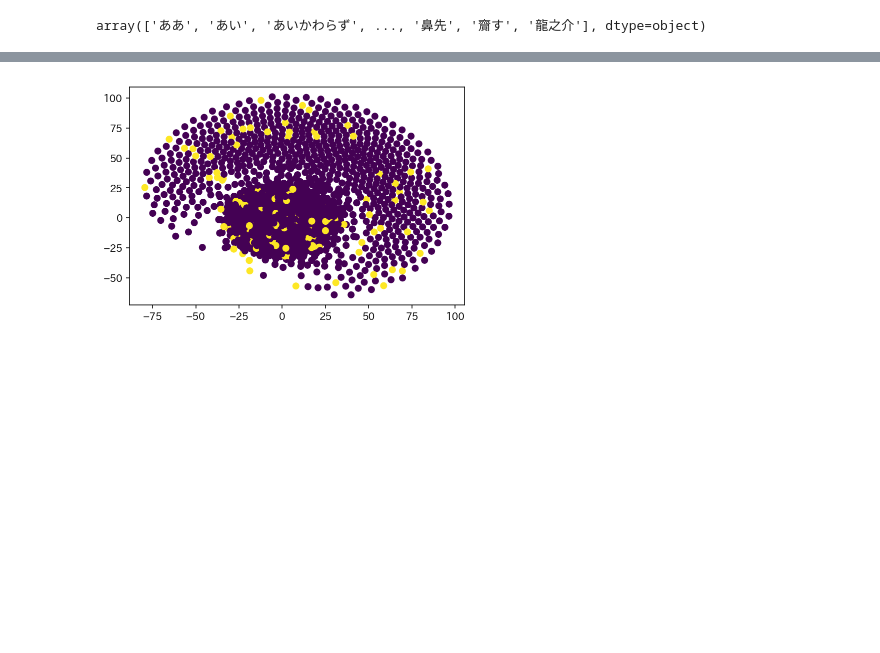
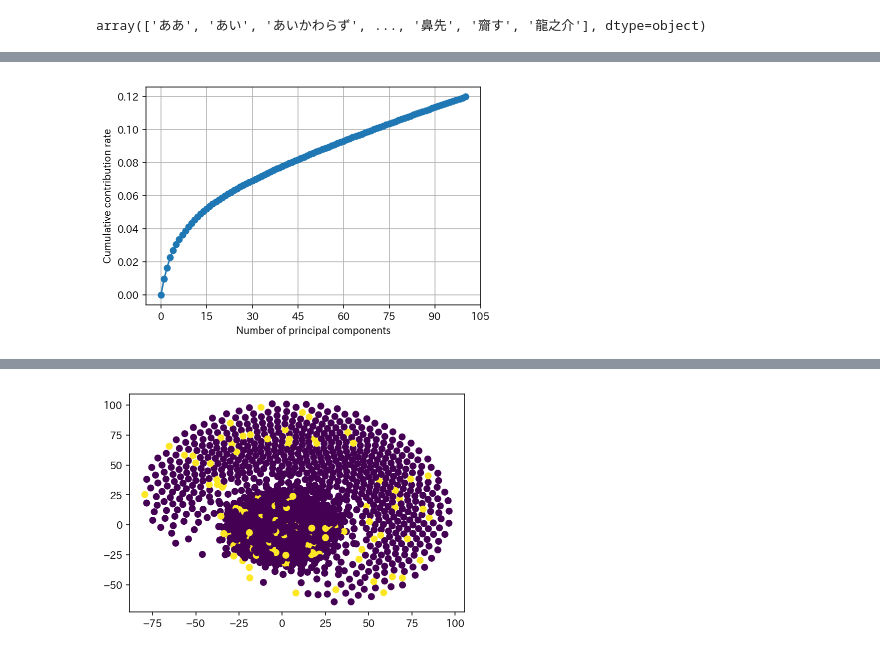
Before and after one commit to a0082273/aozora_bunko, a Jupyter notebook: notebook/make_word_feature.ipynb, the cells around one changed output, grey strips where cells are left out. Cells and saved outputs as stored; diff of their text form; code cells hidden in the pictures; blank space fills up the shorter version.

```diff
--- a/notebook/make_word_feature.ipynb
+++ b/notebook/make_word_feature.ipynb
@@ -185,0 +284,5 @@ tfidf_df.to_csv("../input/feature_word_count100_tfidf.csv")
+# %%
+tfidf_pca100 = pca(tfidf_df, 100)
+tfidf_pca100.to_csv("../input/feature_word_count100_tfidf_pca100.csv")
+# %% [output]
+[figure, added]
```
Also changed, not shown: parts of 17 cells of this notebook, 1 other file.
